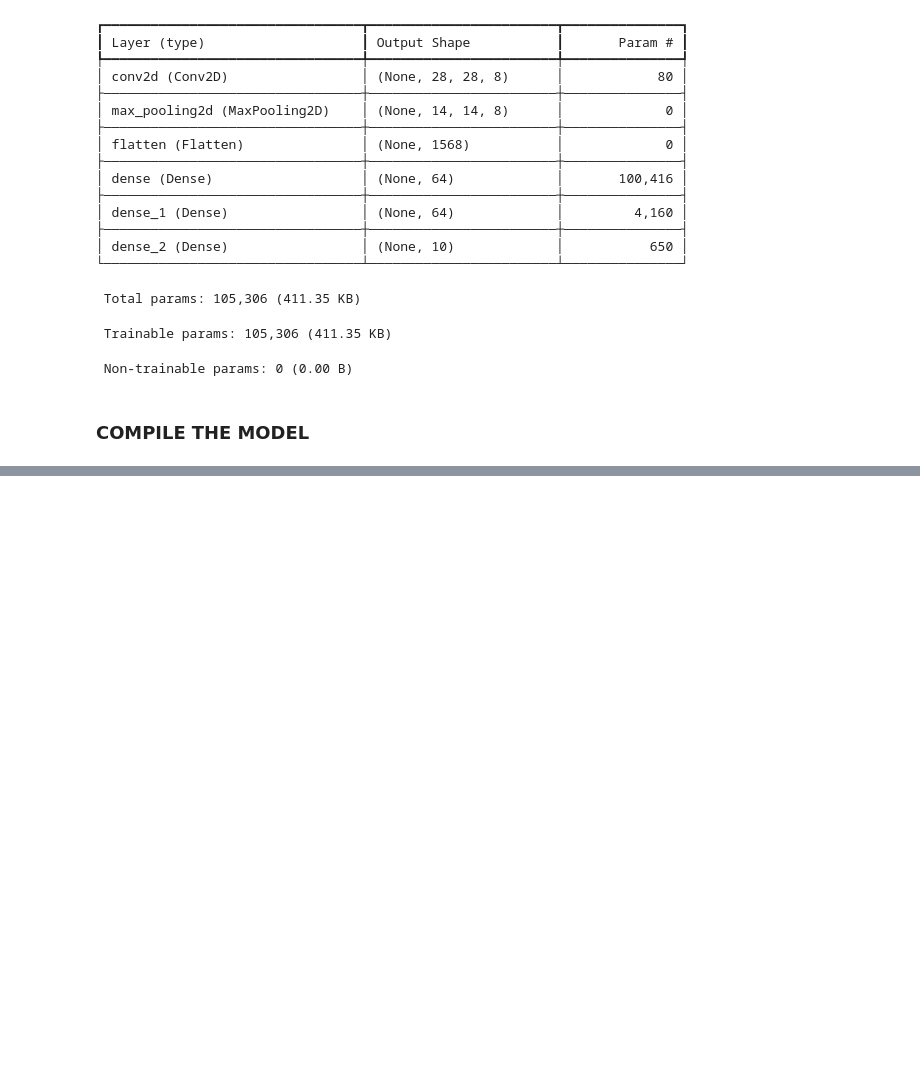
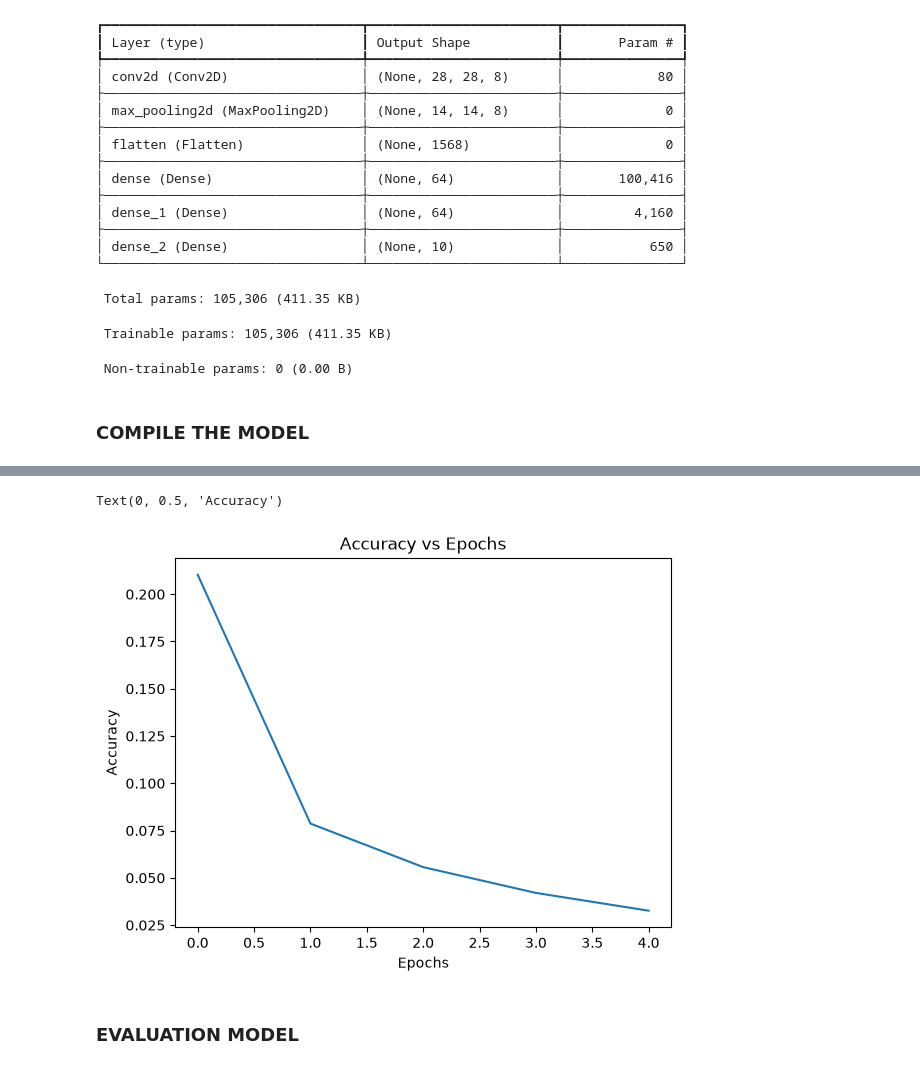
Before and after one commit to ramirezgrosas/tf2-cnn-mnist-classifier, a Jupyter notebook: mnist_cnn_classifier.ipynb, the cells around one changed output, grey strips where cells are left out. Drawn from its saved outputs; the diff is of its cells as text; code cells hidden in the pictures; blank space fills up the shorter version.

```diff
--- a/mnist_cnn_classifier.ipynb
+++ b/mnist_cnn_classifier.ipynb
@@ -120,0 +163,10 @@ WARNING:tensorflow:TensorFlow GPU support is not available on native Windows for
+# %%
+
+loss_plot = data_frame.plot(y='loss', title="Accuracy vs Epochs", legend=False)
+loss_plot.set_xlabel("Epochs")
+loss_plot.set_ylabel("Accuracy")
+# %% [output]
+Text(0, 0.5, 'Accuracy')
+[figure, added]
+# %% [markdown]
+### EVALUATION MODEL
```
Also changed, not shown: parts of 11 cells of this notebook.
